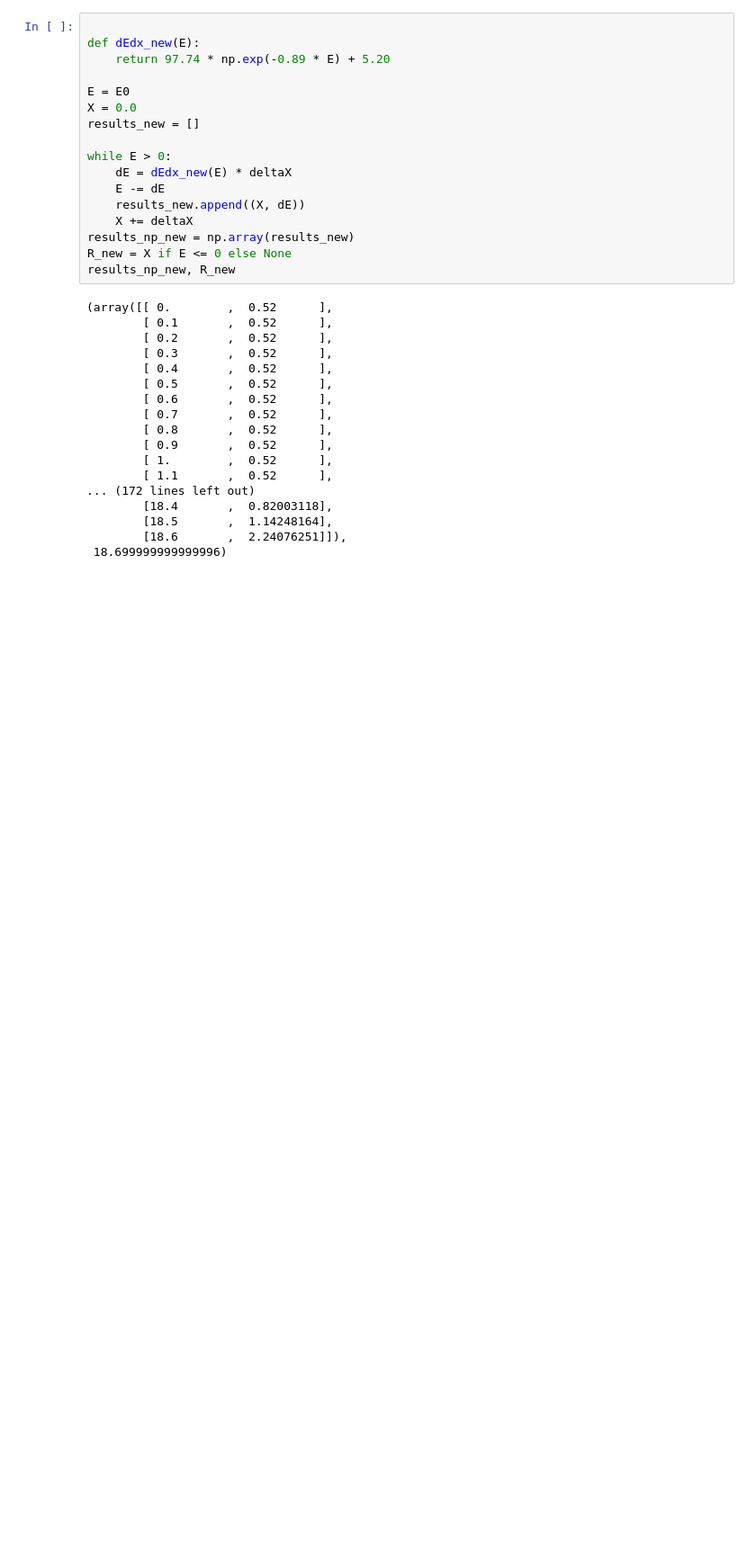
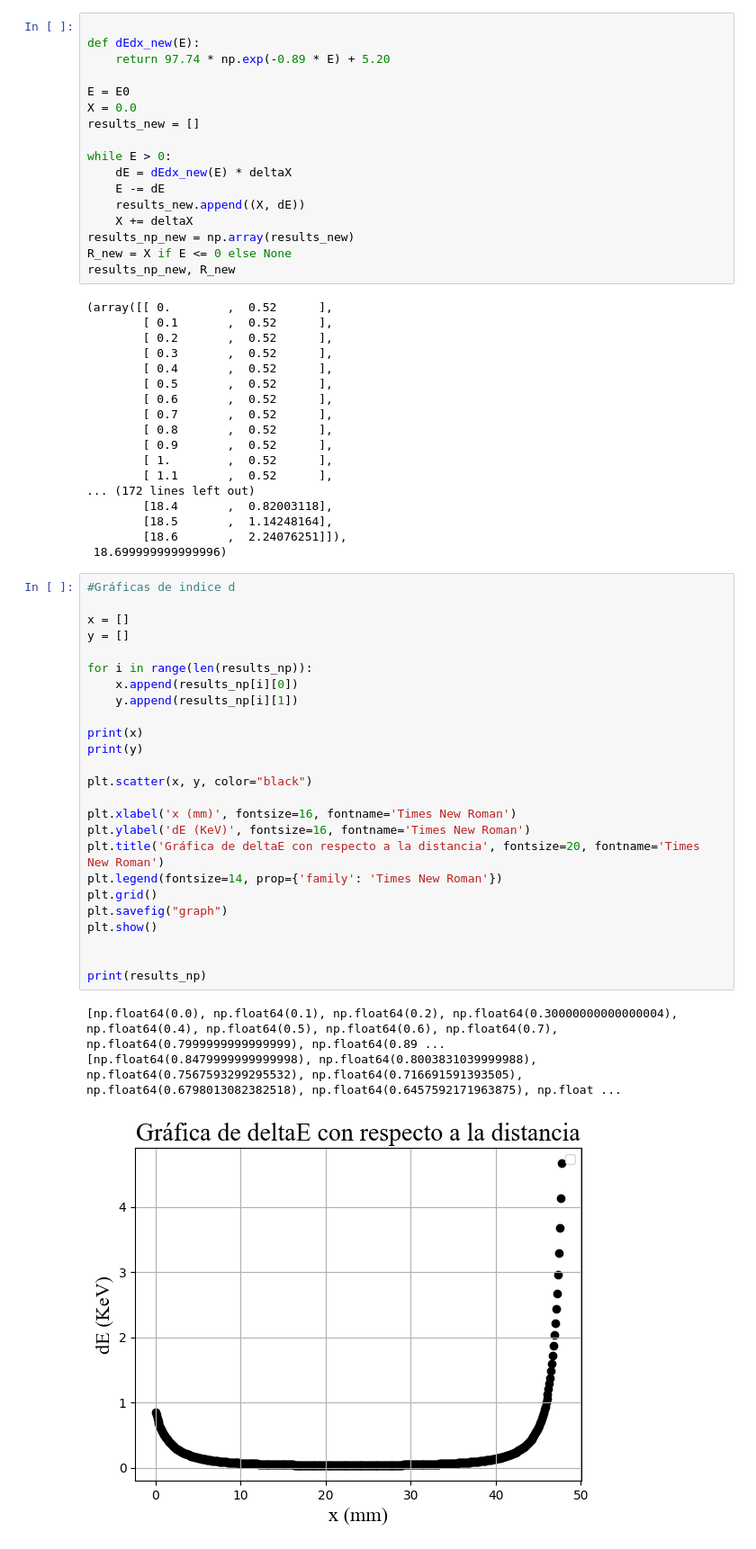
Before and after one commit to karemjruiano/Detectores_de_particulas, a Jupyter notebook: Tarea_2_b.ipynb, the cells around one changed output. Shown at 90% size. Saved outputs shown, nothing was run; the diff lists cells and outputs as text; blank space fills up the shorter version.

```diff
--- a/Tarea_2_b.ipynb
+++ b/Tarea_2_b.ipynb
@@ -72,3 +73,32 @@ results_np_new, R_new
         [18.5       ,  1.14248164],
         [18.6       ,  2.24076251]]),
  18.699999999999996)
+# %%
+#Gráficas de indice d
+
+x = []
+y = []
+
+for i in range(len(results_np)):
+    x.append(results_np[i][0])
+    y.append(results_np[i][1])
+
+print(x)
+print(y)
+
+plt.scatter(x, y, color="black")
+
+plt.xlabel('x (mm)', fontsize=16, fontname='Times New Roman')
+plt.ylabel('dE (KeV)', fontsize=16, fontname='Times New Roman')
+plt.title('Gráfica de deltaE con respecto a la distancia', fontsize=20, fontname='Times New Roman')
+plt.legend(fontsize=14, prop={'family': 'Times New Roman'})
+plt.grid()
+plt.savefig("graph")
+plt.show()
+
+
+print(results_np)
+# %% [output]
+[np.float64(0.0), np.float64(0.1), np.float64(0.2), np.float64(0.30000000000000004), np.float64(0.4), np.float64(0.5), np.float64(0.6), np.float64(0.7), np.float64(0.7999999999999999), np.float64(0.89 ...
+[np.float64(0.8479999999999998), np.float64(0.8003831039999988), np.float64(0.7567593299295532), np.float64(0.716691591393505), np.float64(0.6798013082382518), np.float64(0.6457592171963875), np.float ...
+[figure, added]
```
Also changed, not shown: parts of 3 cells of this notebook.
